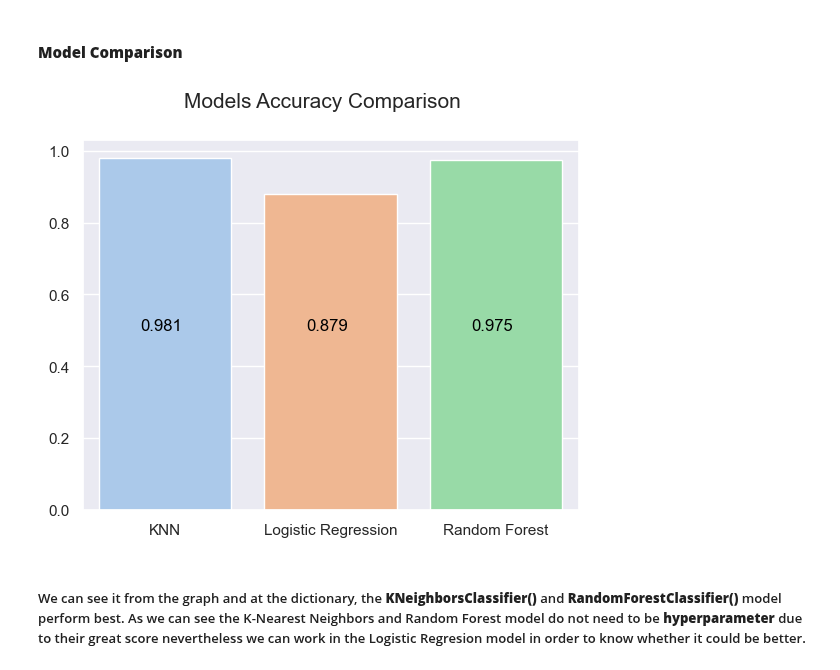
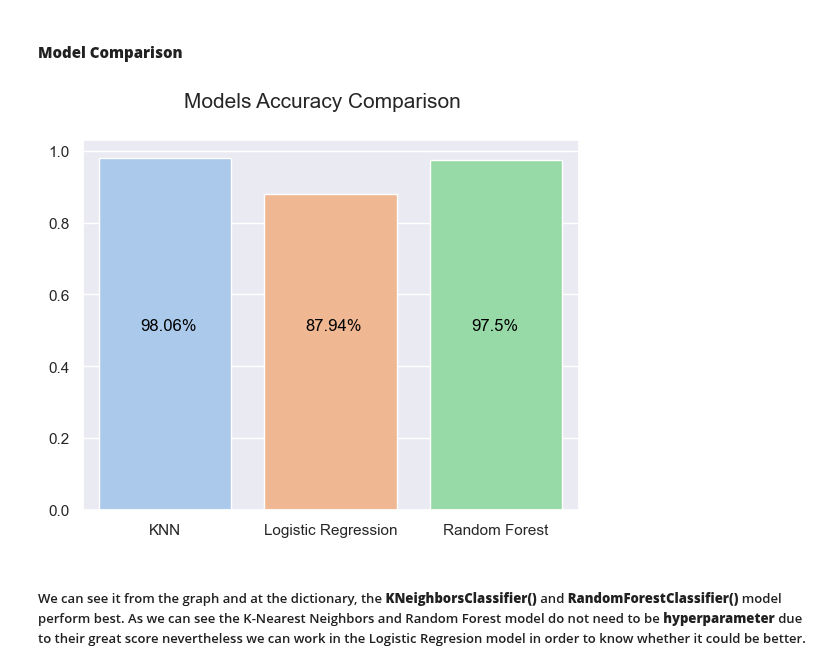
Before and after one commit to alonsobern/Data-Mining-Machine-Learning, a Jupyter notebook: Banana Quality/Banana_Quality.ipynb, the cells around one changed output. Cells and saved outputs as stored; diff of their text form; code cells hidden in the pictures.

```diff
--- a/Banana Quality/Banana_Quality.ipynb
+++ b/Banana Quality/Banana_Quality.ipynb
@@ -440,13 +439,13 @@ model_scores
 # %%
 model_comparison = pd.DataFrame(model_scores, index=["accuracy"])
 sns.set(style="darkgrid", palette="pastel")
 plt.suptitle("Models Accuracy Comparison", fontsize=15)
 sns.barplot(data=model_comparison)
 for index, value in enumerate(model_scores.values()):
-    plt.text(x=index-0.15, y=0.5, s=round(value,3), color="black")
+    plt.text(x=index-0.15, y=0.5, s=(str(round(value,4)*100)+"%"), color="black")
 plt.show()
 # %% [output]
-[figure, old version]
+[figure, new version]
 # %% [markdown]
 ##### We can see it from the graph and at the dictionary, the **KNeighborsClassifier()** and **RandomForestClassifier()** model perform best. As we can see the K-Nearest Neighbors and Random Forest model do not need to be **hyperparameter** due to their great score nevertheless we can work in the Logistic Regresion model in order to know whether it could be better.
 # %% [markdown]
```
Also changed, not shown: parts of 24 cells of this notebook.
